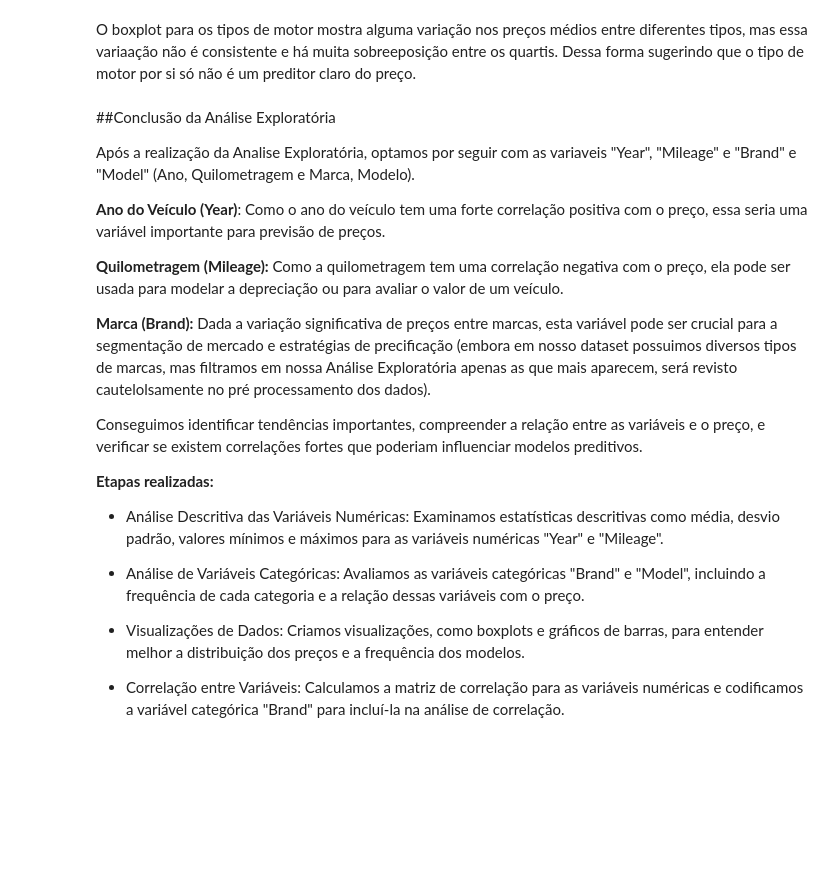
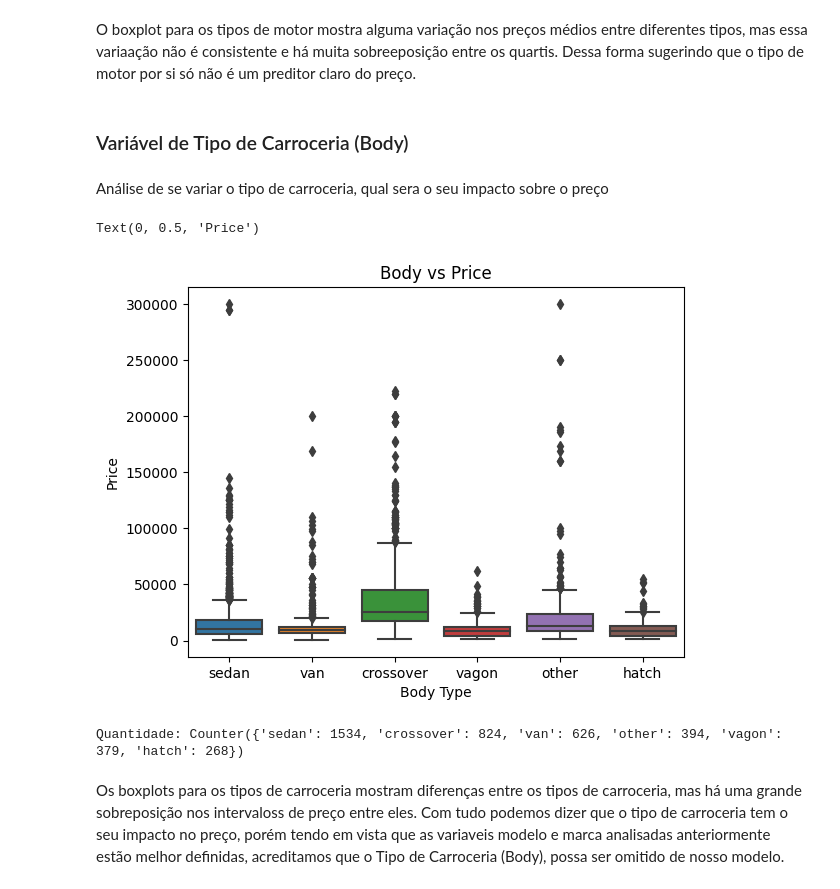
Before and after one commit to danzbz/VehiclePriceAI, a Jupyter notebook: RegressaoLinear.ipynb, the cells around one changed output. Drawn from its saved outputs; the diff is of its cells as text; code cells hidden in the pictures; blank space fills up the shorter version.

Commit message:
Finalizado a etapa de Analise Exploratoria

```diff
--- a/RegressaoLinear.ipynb
+++ b/RegressaoLinear.ipynb
@@ -387,25 +387,23 @@ Text(0, 0.5, 'Price')
 [figure]
 # %% [markdown]
 O boxplot para os tipos de motor mostra alguma variação nos preços médios entre diferentes tipos, mas essa variaação não é consistente e há muita sobreeposição entre os quartis. Dessa forma sugerindo que o tipo de motor por si só não é um preditor claro do preço.
-# %% [markdown]
-##Conclusão da Análise Exploratória
-
-Após a realização da Analise Exploratória, optamos por seguir com as variaveis "Year", "Mileage" e "Brand" e "Model" (Ano, Quilometragem e Marca, Modelo).
-
-**Ano do Veículo (Year)**: Como o ano do veículo tem uma forte correlação positiva com o preço, essa seria uma variável importante para previsão de preços.
-
-**Quilometragem (Mileage):** Como a quilometragem tem uma correlação negativa com o preço, ela pode ser usada para modelar a depreciação ou para avaliar o valor de um veículo.
-
-**Marca (Brand):** Dada a variação significativa de preços entre marcas, esta variável pode ser crucial para a segmentação de mercado e estratégias de precificação (embora em nosso dataset possuimos diversos tipos de marcas, mas filtramos em nossa Análise Exploratória apenas as que mais aparecem, será revisto cautelolsamente no pré processamento dos dados).
-
-Conseguimos identificar tendências importantes, compreender a relação entre as variáveis e o preço, e verificar se existem correlações fortes que poderiam influenciar modelos preditivos.
-
-**Etapas realizadas:**
-
-* Análise Descritiva das Variáveis Numéricas: Examinamos estatísticas descritivas como média, desvio padrão, valores mínimos e máximos para as variáveis numéricas "Year" e "Mileage".
-
-* Análise de Variáveis Categóricas: Avaliamos as variáveis categóricas "Brand" e "Model", incluindo a frequência de cada categoria e a relação dessas variáveis com o preço.
-
-* Visualizações de Dados: Criamos visualizações, como boxplots e gráficos de barras, para entender melhor a distribuição dos preços e a frequência dos modelos.
-
-* Correlação entre Variáveis: Calculamos a matriz de correlação para as variáveis numéricas e codificamos a variável categórica "Brand" para incluí-la na análise de correlação.
+# %% [markdown]
+### Variável de Tipo de Carroceria (Body)
+# %% [markdown]
+Análise de se variar o tipo de carroceria, qual sera o seu impacto sobre o preço
+# %%
+
+plt.figure(figsize=(10, 5))
+sns.boxplot(x=data['Body'], y=data['Price'])
+plt.title('Body vs Price')
+plt.xlabel('Body Type')
+plt.ylabel('Price')
+# %% [output]
+Text(0, 0.5, 'Price')
+[figure, added]
+# %%
+print('Quantidade:', Counter(data['Body']))
+# %% [output]
+Quantidade: Counter({'sedan': 1534, 'crossover': 824, 'van': 626, 'other': 394, 'vagon': 379, 'hatch': 268})
+# %% [markdown]
+Os boxplots para os tipos de carroceria mostram diferenças entre os tipos de carroceria, mas há uma grande sobreposição nos intervaloss de preço entre eles. Com tudo podemos dizer que o tipo de carroceria tem o seu impacto no preço, porém tendo em vista que as variaveis modelo e marca analisadas anteriormente estão melhor definidas, acreditamos que o Tipo de Carroceria (Body), possa ser omitido de nosso modelo.
```
Also changed, not shown: parts of 4 cells of this notebook.
